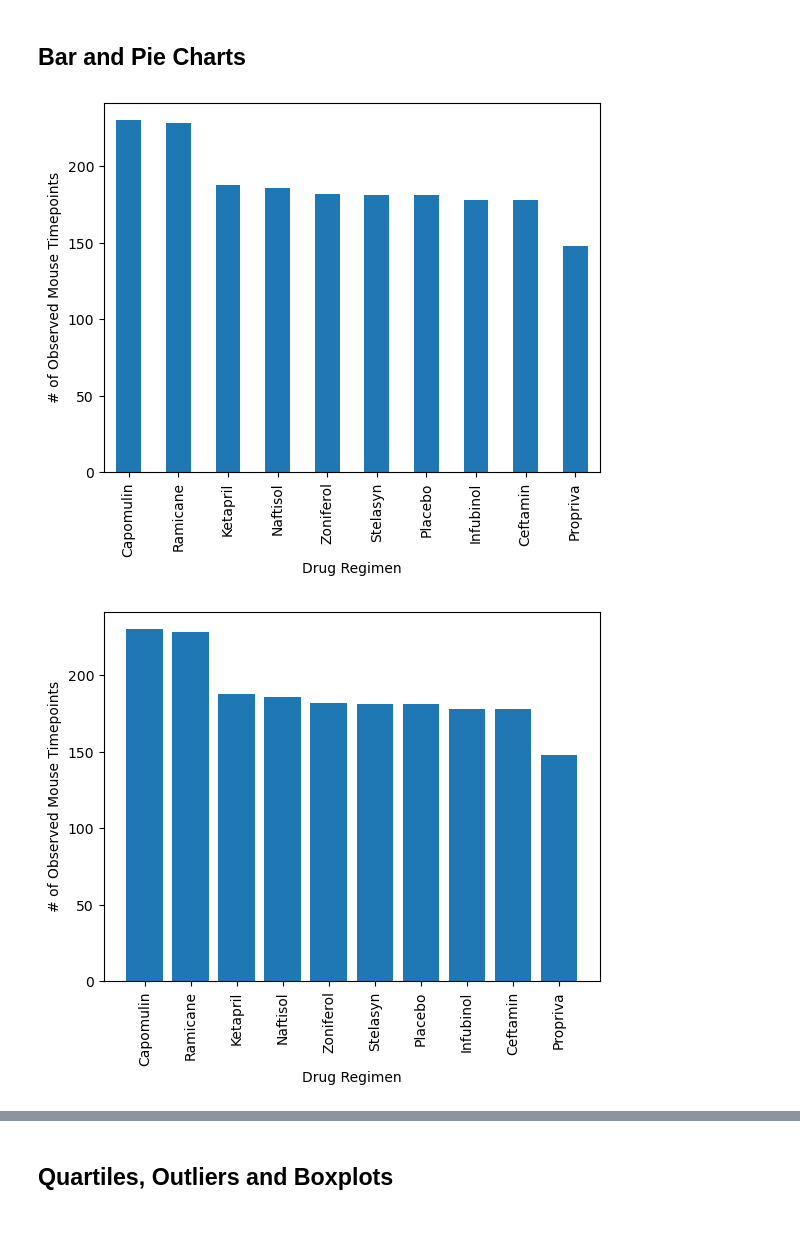
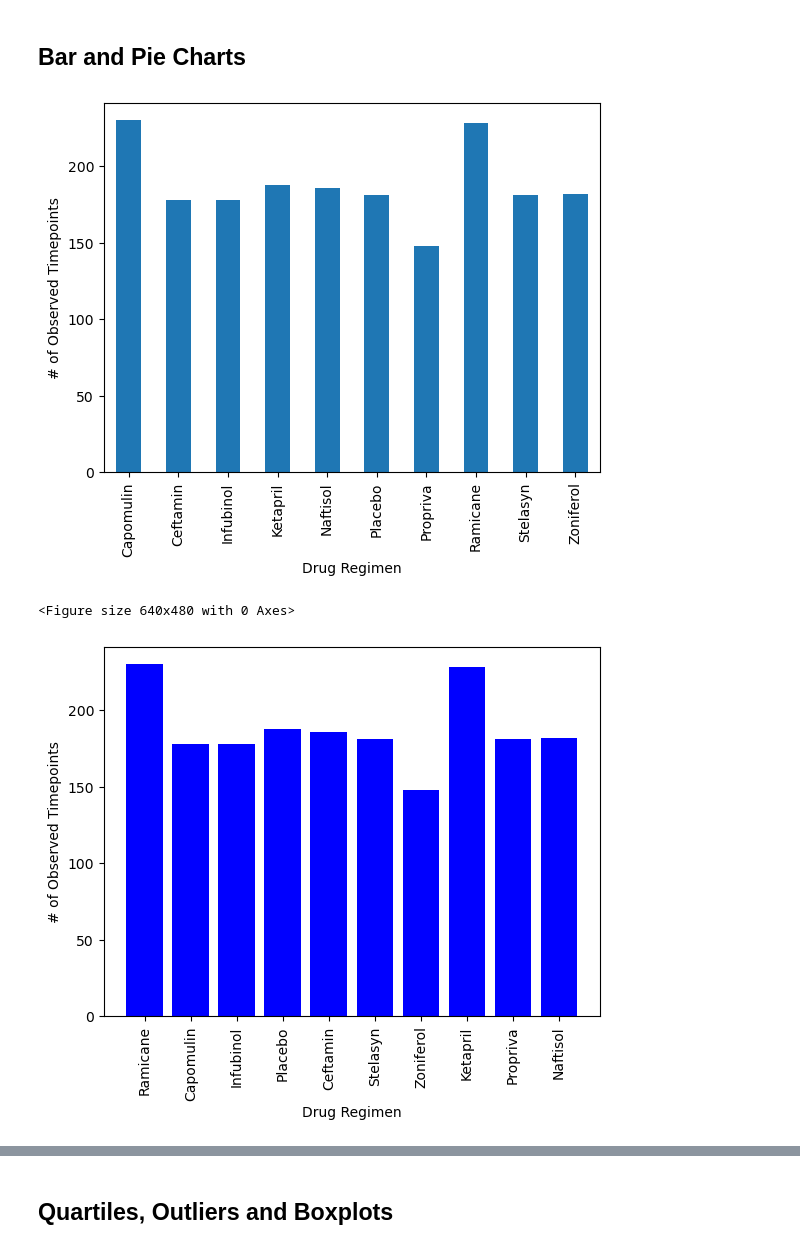
Before and after one commit to angiecfoust/matplotlib_module5, a Jupyter notebook: Pymaceuticals/pymaceuticals_starter.ipynb, the cells around one changed output, grey strips where cells are left out. Saved outputs shown, nothing was run; the diff lists cells and outputs as text; code cells hidden in the pictures.

Commit message:
bar charts completed, pie charts started

```diff
--- a/Pymaceuticals/pymaceuticals_starter.ipynb
+++ b/Pymaceuticals/pymaceuticals_starter.ipynb
@@ -153,11 +153,31 @@ summary_adv
 ## Bar and Pie Charts
 # %%
 # Generate a bar plot showing the total number of rows (Mouse ID/Timepoints) for each drug regimen using Pandas.
+#get a count of rows per drug from our grouped dataframe
+count_drug_data = drug_data['Timepoint'].count()
+
+#create plot and labels (Drug Regimen, # of Observed Timepoints)
+count_chart = count_drug_data.plot(kind='bar')
+count_chart.set_xlabel("Drug Regimen")
+count_chart.set_ylabel("# of Observed Timepoints")
+
+plt.show()
+plt.tight_layout()
 # %% [output]
-[figure, old version]
+[figure, new version]
+<Figure size 640x480 with 0 Axes>
 # %%
 # Generate a bar plot showing the total number of rows (Mouse ID/Timepoints) for each drug regimen using pyplot.
+# matplotlib- plt.bar, use previously defined count of Timepoints (count_drug_data)
+x_axis = study_data_df["Drug Regimen"].unique()
+
+plt.bar(x_axis, count_drug_data, color="b", align="center")
+tick_locations = [value for value in x_axis]
+plt.xticks(tick_locations, x_axis, rotation='vertical')
+plt.xlabel("Drug Regimen")
+plt.ylabel("# of Observed Timepoints")
+plt.show()
 # %% [output]
-[figure, old version]
+[figure, new version]
 # %%
 # Generate a pie plot showing the distribution of female versus male mice using Pandas
```
Also changed, not shown: parts of 7 cells of this notebook.
